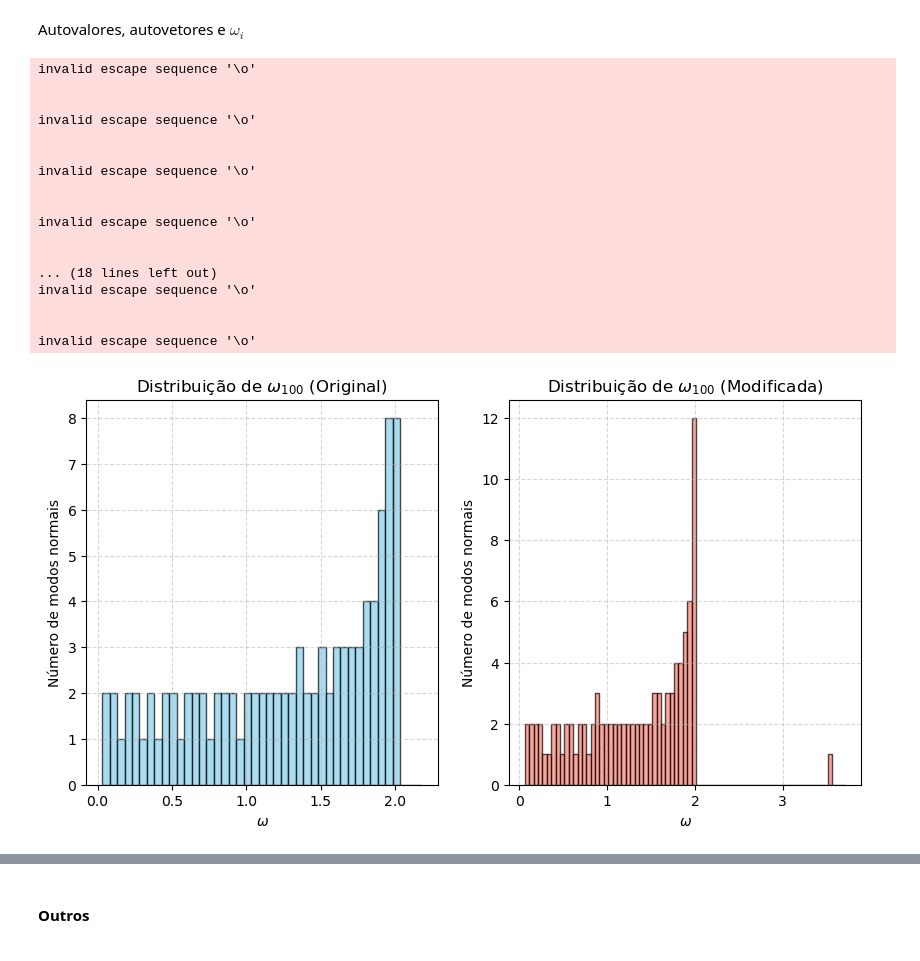
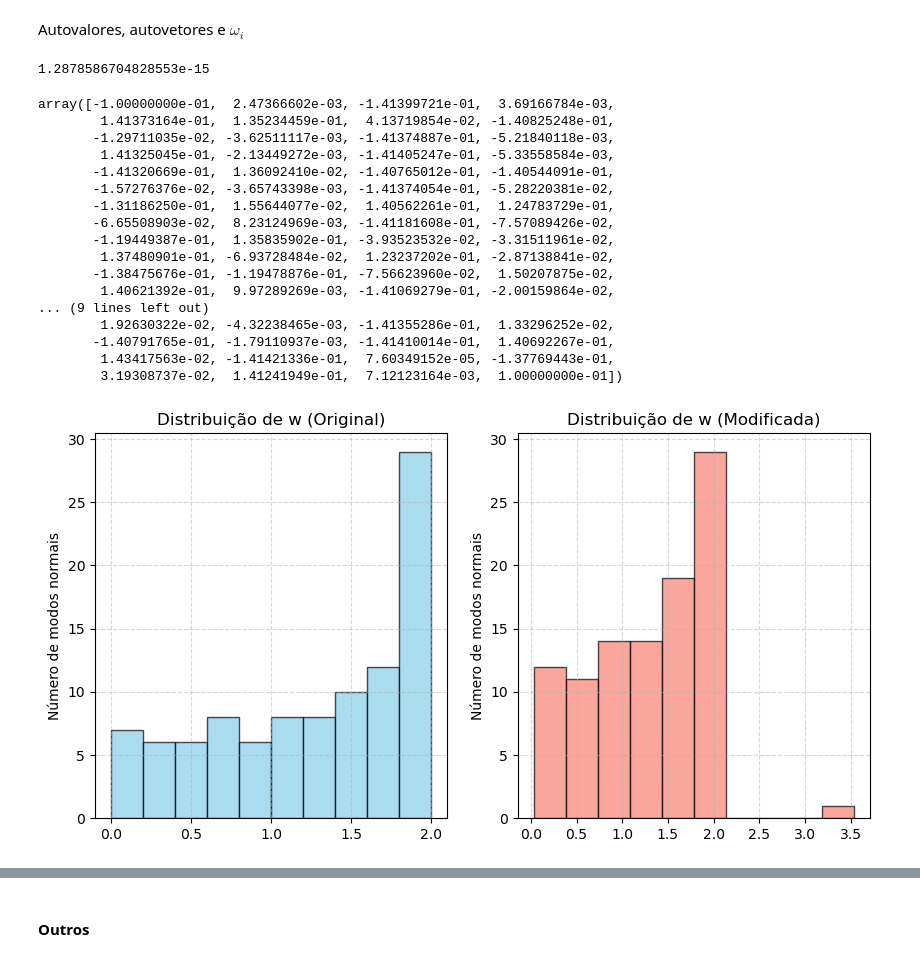
Before and after one commit to aragaoiberis/atv5, a Jupyter notebook: atv5.ipynb, the cells around one changed output, grey strips where cells are left out. Drawn from its saved outputs; the diff is of its cells as text; code cells hidden in the pictures.

```diff
--- a/atv5.ipynb
+++ b/atv5.ipynb
@@ -75,6 +75,7 @@ for i in range(N1):
     if i == N1-1:  # Última massa
         D100[i, i] = 2*k1/m
         D100[i, i-1] = -k1/m
+        D100[i, 0] = -k1/m
     else:
         D100[i, i] = 2*k1/m
         D100[i, i-1] = -k1/m
@@ -82,6 +95,6 @@ for i in range(N1):
 # %% [markdown]
 Cria a matriz com problema de massa
 # %%
-#cria a matriz com problema de massa
+#cria a matriz com problema de massa multiplica o vetor (linha 49) por k2
 D100_mod = D100.copy()
-D100_mod[49, :] *= k2
+D100_mod[4, :] *= k2
@@ -95,48 +121,55 @@ ww100_mod, v100_mod = eigh(D100_mod)
 w100_mod = np.sqrt(np.abs(ww100_mod))
+# %%
+ww100[0]
+# %% [output]
+1.2878586704828553e-15
+# %%
+v100[0]
+# %% [output]
+array([-1.00000000e-01,  2.47366602e-03, -1.41399721e-01,  3.69166784e-03,
+        1.41373164e-01,  1.35234459e-01,  4.13719854e-02, -1.40825248e-01,
+       -1.29711035e-02, -3.62511117e-03, -1.41374887e-01, -5.21840118e-03,
+        1.41325045e-01, -2.13449272e-03, -1.41405247e-01, -5.33558584e-03,
+       -1.41320669e-01,  1.36092410e-02, -1.40765012e-01, -1.40544091e-01,
+       -1.57276376e-02, -3.65743398e-03, -1.41374054e-01, -5.28220381e-02,
+       -1.31186250e-01,  1.55644077e-02,  1.40562261e-01,  1.24783729e-01,
+       -6.65508903e-02,  8.23124969e-03, -1.41181608e-01, -7.57089426e-02,
+       -1.19449387e-01,  1.35835902e-01, -3.93523532e-02, -3.31511961e-02,
+        1.37480901e-01, -6.93728484e-02,  1.23237202e-01, -2.87138841e-02,
+       -1.38475676e-01, -1.19478876e-01, -7.56623960e-02,  1.50207875e-02,
+        1.40621392e-01,  9.97289269e-03, -1.41069279e-01, -2.00159864e-02,
+... (9 lines left out)
+        1.92630322e-02, -4.32238465e-03, -1.41355286e-01,  1.33296252e-02,
+       -1.40791765e-01, -1.79110937e-03, -1.41410014e-01,  1.40692267e-01,
+        1.43417563e-02, -1.41421336e-01,  7.60349152e-05, -1.37769443e-01,
+        3.19308737e-02,  1.41241949e-01,  7.12123164e-03,  1.00000000e-01])
 # %%
 # Configuração do histograma
 fig, (ax1, ax2) = plt.subplots(1, 2, figsize=(10, 5))
 
 # --- Subplot 1: Histograma de w100 ---
 ax1.hist(w100,
-         bins=np.arange(min(w100), max(w100) + 0.2, 0.05),
+         bins=10,
          edgecolor='black',
          color='skyblue',
          alpha=0.7)
-ax1.set_title('Distribuição de $\omega_{100}$ (Original)')
-ax1.set_xlabel('$\omega$')
+ax1.set_title('Distribuição de w (Original)')
+ax1.set_xlabel('')
 ax1.set_ylabel('Número de modos normais')
 ax1.grid(linestyle='--', alpha=0.5)
 
 # --- Subplot 2: Histograma de w100_mod ---
 ax2.hist(w100_mod,
-         bins=np.arange(min(w100_mod), max(w100_mod) + 0.2, 0.05),
+         bins=10,
          edgecolor='black',
          color='salmon',
          alpha=0.7)
-ax2.set_title('Distribuição de $\omega_{100}$ (Modificada)')
-ax2.set_xlabel('$\omega$')
+ax2.set_title('Distribuição de w (Modificada)')
+ax2.set_xlabel('')
 ax2.set_ylabel('Número de modos normais')
 ax2.grid(linestyle='--', alpha=0.5)
 
 # Mostrar o gráfico
 plt.show()
 # %% [output]
-invalid escape sequence '\o'
-
-
-invalid escape sequence '\o'
-
-
-invalid escape sequence '\o'
-
-
-invalid escape sequence '\o'
-
-
-... (18 lines left out)
-invalid escape sequence '\o'
-
-
-invalid escape sequence '\o'
-[figure, old version]
+[figure, new version]
```
Also changed, not shown: parts of 8 cells of this notebook.
